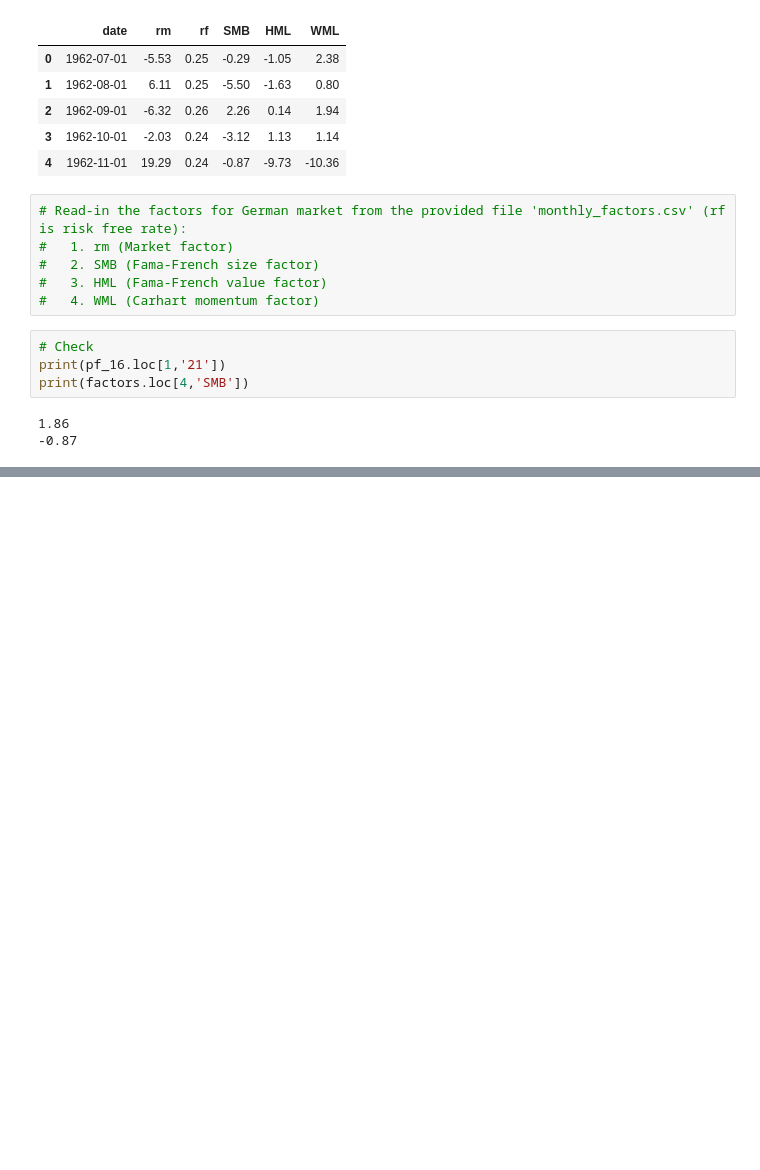
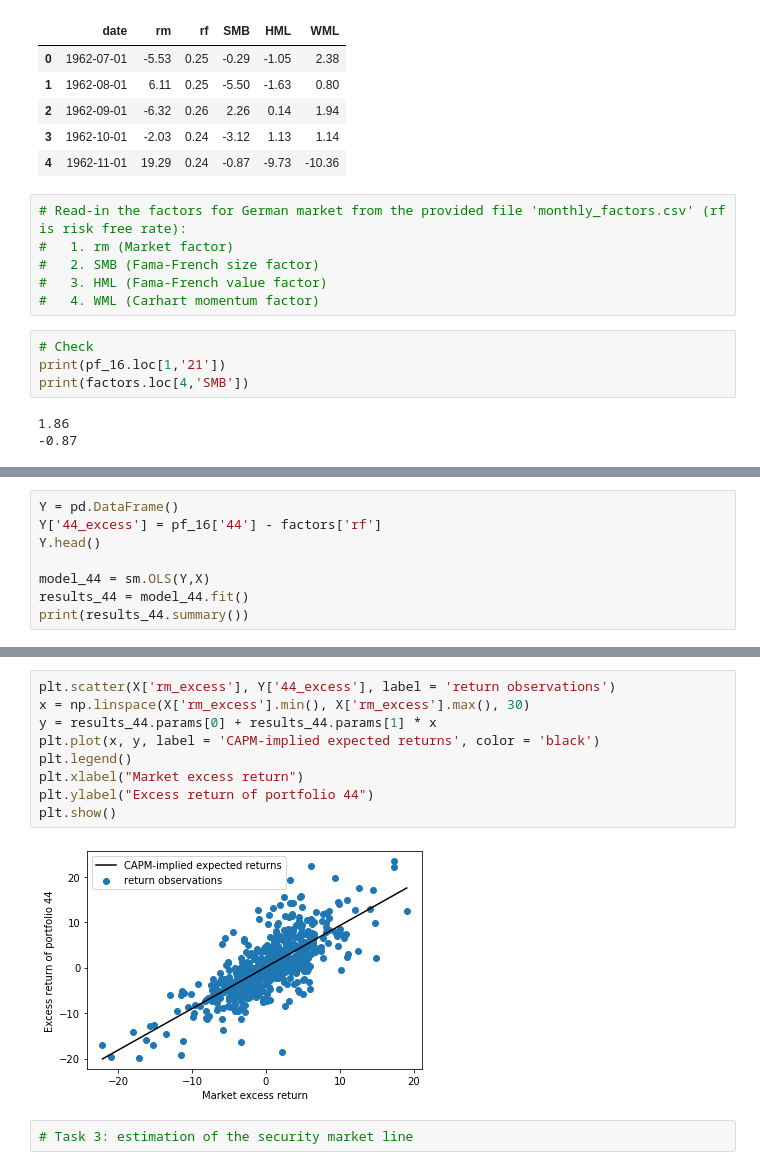
Before and after one commit to oliverwsd/Finance, a Jupyter notebook: Set3.ipynb, the cells around one changed output, grey strips where cells are left out. Drawn from its saved outputs; the diff is of its cells as text; blank space fills up the shorter version.

```diff
--- a/Set3.ipynb
+++ b/Set3.ipynb
@@ -80,0 +110,8 @@ X
+# %%
+Y = pd.DataFrame()
+Y['44_excess'] = pf_16['44'] - factors['rf']
+Y.head()
+
+model_44 = sm.OLS(Y,X)
+results_44 = model_44.fit()
+print(results_44.summary())
@@ -80,0 +152,13 @@ X
+# %%
+plt.scatter(X['rm_excess'], Y['44_excess'], label = 'return observations')
+x = np.linspace(X['rm_excess'].min(), X['rm_excess'].max(), 30)
+y = results_44.params[0] + results_44.params[1] * x
+plt.plot(x, y, label = 'CAPM-implied expected returns', color = 'black')
+plt.legend()
+plt.xlabel("Market excess return")
+plt.ylabel("Excess return of portfolio 44")
+plt.show()
+# %% [output]
+[figure, added]
+# %%
+# Task 3: estimation of the security market line
```
Also changed, not shown: parts of 5 cells of this notebook.
